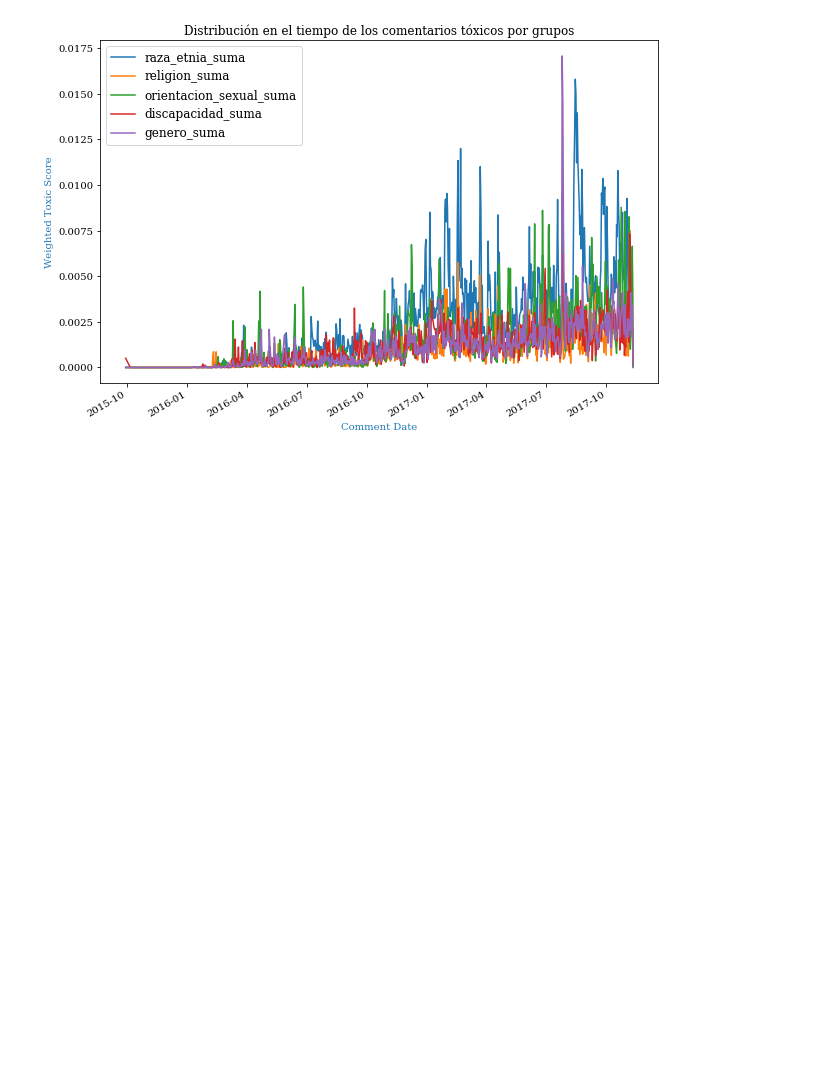
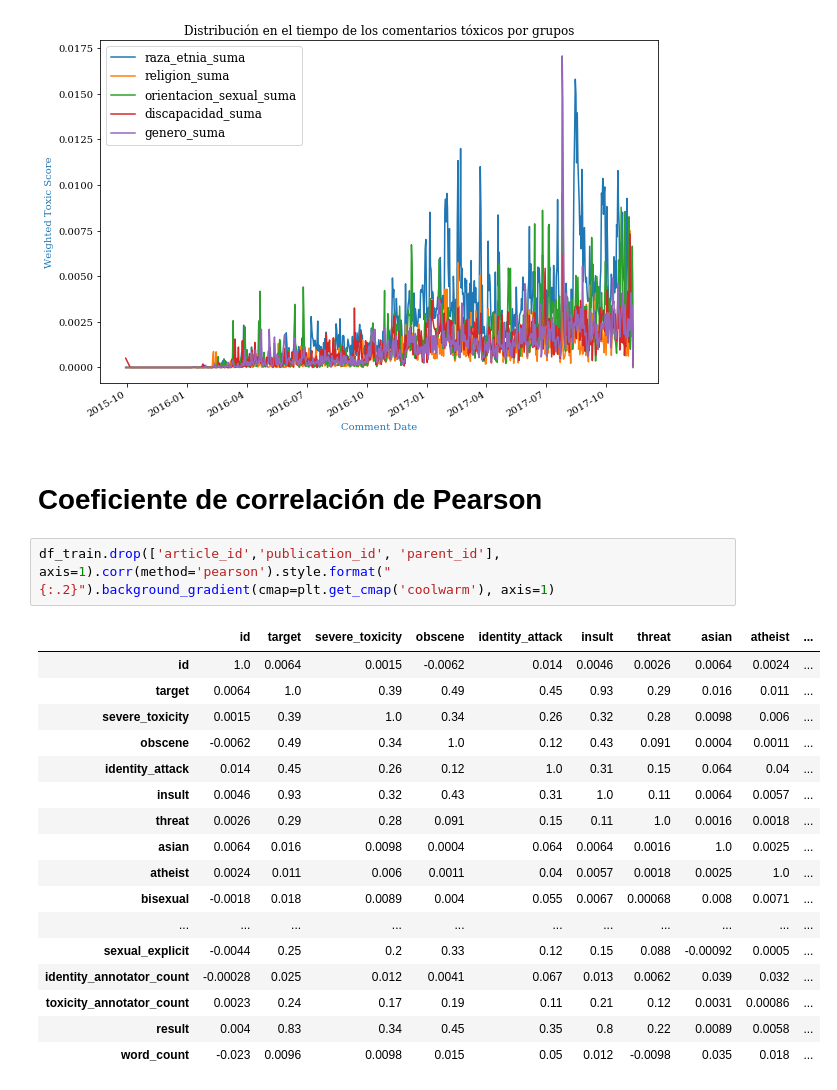
Before and after one commit to SpRdgz/TFM, a Jupyter notebook: EDA_Jigsaw.ipynb, the cells around one changed output. Cells and saved outputs as stored; diff of their text form; blank space fills up the shorter version.

```diff
--- a/EDA_Jigsaw.ipynb
+++ b/EDA_Jigsaw.ipynb
@@ -297,3 +297,25 @@ plt.title('Distribución en el tiempo de los comentarios tóxicos por grupos', f
 plt.show()
 # %% [output]
 [figure]
+# %% [markdown]
+# Coeficiente de correlación de Pearson
+# %%
+df_train.drop(['article_id','publication_id', 'parent_id'], axis=1).corr(method='pearson').style.format("{:.2}").background_gradient(cmap=plt.get_cmap('coolwarm'), axis=1)
+# %% [output]
+|  | id | target | severe_toxicity | obscene | identity_attack | insult | threat | asian | atheist | ... |
+| id | 1.0 | 0.0064 | 0.0015 | -0.0062 | 0.014 | 0.0046 | 0.0026 | 0.0064 | 0.0024 | ... |
+| target | 0.0064 | 1.0 | 0.39 | 0.49 | 0.45 | 0.93 | 0.29 | 0.016 | 0.011 | ... |
+| severe_toxicity | 0.0015 | 0.39 | 1.0 | 0.34 | 0.26 | 0.32 | 0.28 | 0.0098 | 0.006 | ... |
+| obscene | -0.0062 | 0.49 | 0.34 | 1.0 | 0.12 | 0.43 | 0.091 | 0.0004 | 0.0011 | ... |
+| identity_attack | 0.014 | 0.45 | 0.26 | 0.12 | 1.0 | 0.31 | 0.15 | 0.064 | 0.04 | ... |
+| insult | 0.0046 | 0.93 | 0.32 | 0.43 | 0.31 | 1.0 | 0.11 | 0.0064 | 0.0057 | ... |
+| threat | 0.0026 | 0.29 | 0.28 | 0.091 | 0.15 | 0.11 | 1.0 | 0.0016 | 0.0018 | ... |
+| asian | 0.0064 | 0.016 | 0.0098 | 0.0004 | 0.064 | 0.0064 | 0.0016 | 1.0 | 0.0025 | ... |
+| atheist | 0.0024 | 0.011 | 0.006 | 0.0011 | 0.04 | 0.0057 | 0.0018 | 0.0025 | 1.0 | ... |
+| bisexual | -0.0018 | 0.018 | 0.0089 | 0.004 | 0.055 | 0.0067 | 0.00068 | 0.008 | 0.0071 | ... |
+| ... | ... | ... | ... | ... | ... | ... | ... | ... | ... | ... |
+| sexual_explicit | -0.0044 | 0.25 | 0.2 | 0.33 | 0.12 | 0.15 | 0.088 | -0.00092 | 0.0005 | ... |
+| identity_annotator_count | -0.00028 | 0.025 | 0.012 | 0.0041 | 0.067 | 0.013 | 0.0062 | 0.039 | 0.032 | ... |
+| toxicity_annotator_count | 0.0023 | 0.24 | 0.17 | 0.19 | 0.11 | 0.21 | 0.12 | 0.0031 | 0.00086 | ... |
+| result | 0.004 | 0.83 | 0.34 | 0.45 | 0.35 | 0.8 | 0.22 | 0.0089 | 0.0058 | ... |
+| word_count | -0.023 | 0.0096 | 0.0098 | 0.015 | 0.05 | 0.012 | -0.0098 | 0.035 | 0.018 | ... |
```
Also changed, not shown: 1 other file.
